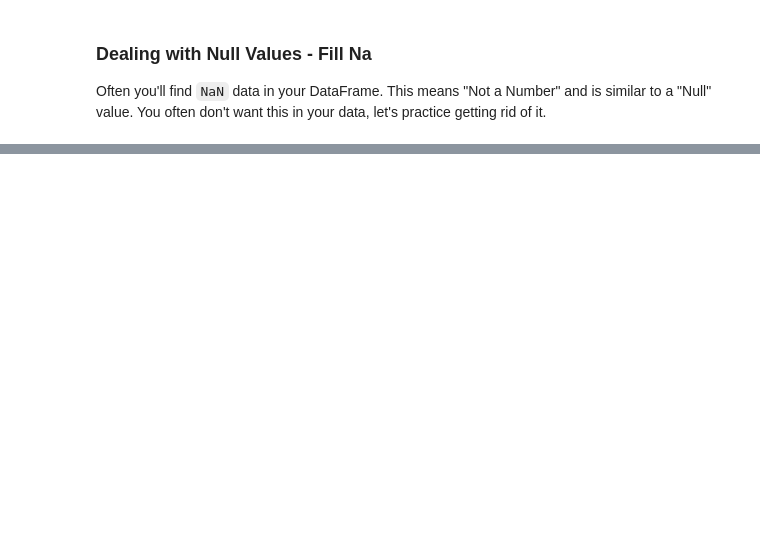
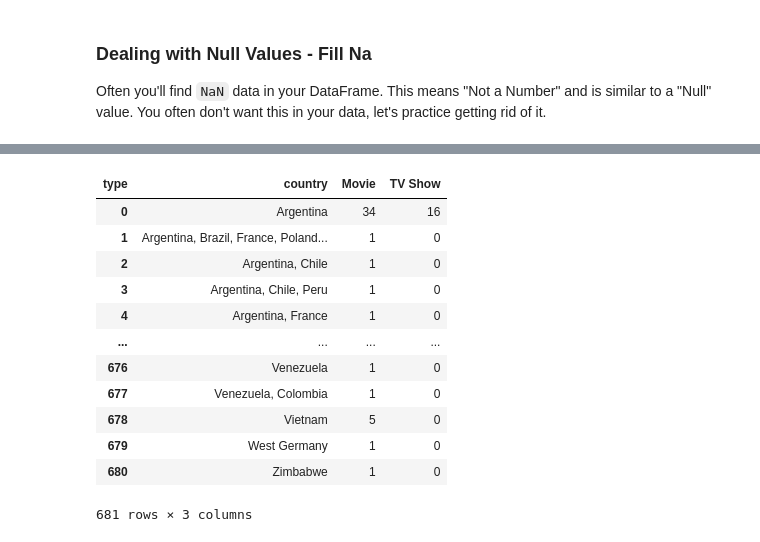
Before and after one commit to rnddave/python-for-data-analysts, a Jupyter notebook: netflix-titles.ipynb, the cells around one changed output, grey strips where cells are left out. Cells and saved outputs as stored; diff of their text form; code cells hidden in the pictures; blank space fills up the shorter version.

```diff
--- a/netflix-titles.ipynb
+++ b/netflix-titles.ipynb
@@ -192,0 +346,20 @@ As a quick aside, a lambda function allows you to write a function in one line.
+# %%
+from pandas import pivot_table
+
+
+pivot_table = firstDataSet.pivot_table(index='country', columns='type', values='title', aggfunc='count', fill_value=0).reset_index()
+pivot_table
+# %% [output]
+| type | country | Movie | TV Show |
+| 0 | Argentina | 34 | 16 |
+| 1 | Argentina, Brazil, France, Poland... | 1 | 0 |
+| 2 | Argentina, Chile | 1 | 0 |
+| 3 | Argentina, Chile, Peru | 1 | 0 |
+| 4 | Argentina, France | 1 | 0 |
+| ... | ... | ... | ... |
+| 676 | Venezuela | 1 | 0 |
+| 677 | Venezuela, Colombia | 1 | 0 |
+| 678 | Vietnam | 5 | 0 |
+| 679 | West Germany | 1 | 0 |
+| 680 | Zimbabwe | 1 | 0 |
+681 rows × 3 columns
```
Also changed, not shown: parts of 18 cells of this notebook.
